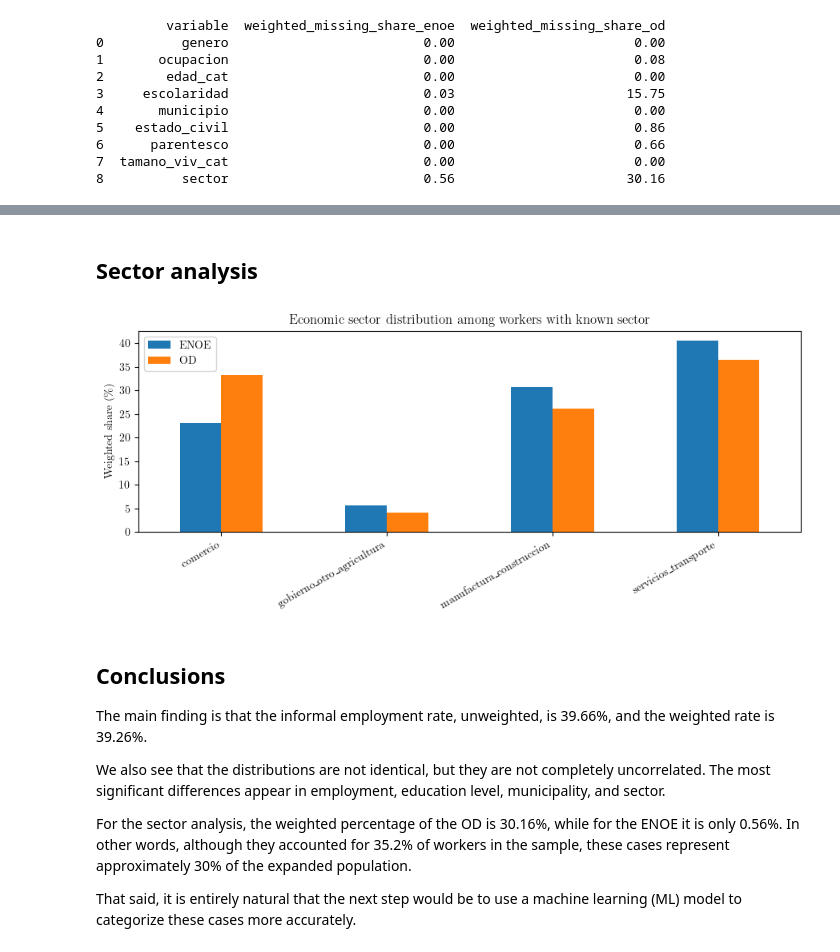
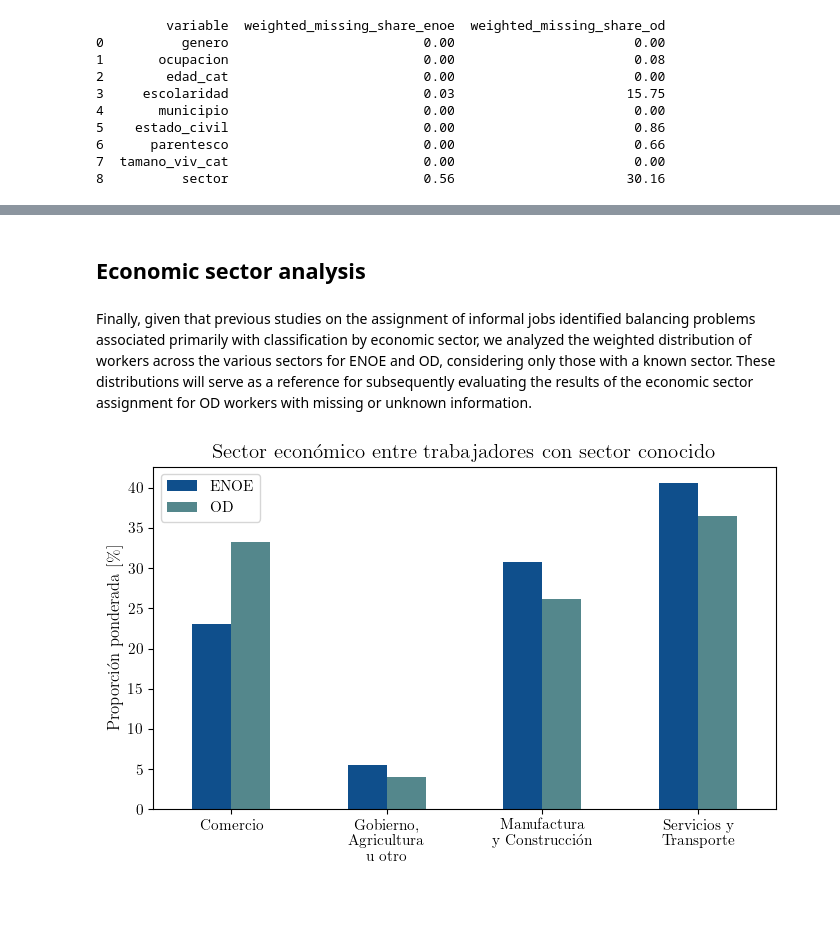
Before and after one commit to CentroFuturoCiudades/informal-jobs-model, a Jupyter notebook: notebooks/03_diagnose_enoe_od_dataframes.ipynb, the cells around one changed output, grey strips where cells are left out. Cells and saved outputs as stored; diff of their text form; code cells hidden in the pictures; blank space fills up the shorter version.

```diff
--- a/notebooks/03_diagnose_enoe_od_dataframes.ipynb
+++ b/notebooks/03_diagnose_enoe_od_dataframes.ipynb
@@ -183,28 +301,44 @@ print(missingness_display.round(2))
 # %% [markdown]
-## Sector analysis
+## Economic sector analysis
+# %% [markdown]
+Finally, given that previous studies on the assignment of informal jobs identified balancing problems associated primarily with classification by economic sector, we analyzed the weighted distribution of workers across the various sectors for ENOE and OD, considering only those with a known sector. These distributions will serve as a reference for subsequently evaluating the results of the economic sector assignment for OD workers with missing or unknown information.
 # %%
 sector_missing = missingness_display[missingness_display["variable"] == "sector"]
 sector_comparison = src.compare_known_sector_distributions(enoe_common, od_common)
 # %%
+tick_labels = {
+    "comercio": "Comercio",
+    "gobierno_otro_agricultura": "Gobierno,\nAgricultura\nu otro",
+    "manufactura_construccion": "Manufactura\ny Construcción",
+    "servicios_transporte": "Servicios y\nTransporte"
+}
+
+ENOE_color = (0.06, 0.31, 0.55)
+OD_color = (0.33, 0.53, 0.55)
+
 plot_data = sector_comparison.set_index("sector")[["enoe_share", "od_share"]] * 100
+plot_data = plot_data.rename(index=tick_labels)
 
-ax = plot_data.plot(kind="bar", figsize=(9, 4))
+fig, ax = plt.subplots(figsize=(7, 4.5))
+
+plot_data.plot(kind="bar", ax=ax, color=[ENOE_color, OD_color])
+
 ax.set_xlabel("")
-ax.set_ylabel("Weighted share (\%)")
-ax.set_title("Economic sector distribution among workers with known sector")
-ax.legend(["ENOE", "OD"])
-plt.xticks(rotation=30, ha="right")
+ax.set_ylabel("Proporción ponderada [\%]", fontsize=12)
+ax.set_title("Sector económico entre trabajadores con sector conocido", fontsize=15)
+
+ax.tick_params(axis="x", rotation=0, labelsize=11)
+ax.tick_params(axis="y", labelsize=11)
+
+ax.legend(["ENOE", "OD"], fontsize=11)
+
+output_dir = Path("outputs/figures")
+output_dir.mkdir(parents=True, exist_ok=True)
+
 plt.tight_layout()
+fig.savefig(output_dir / "sector_comparison.pdf", bbox_inches="tight")
+fig.savefig(output_dir / "sector_comparison.png", dpi=600, bbox_inches="tight")
+
 plt.show()
 # %% [output]
-[figure, old version]
+[figure, new version]
-# %% [markdown]
-## Conclusions
-
-The main finding is that the informal employment rate, unweighted, is 39.66%, and the weighted rate is 39.26%.
-
-We also see that the distributions are not identical, but they are not completely uncorrelated. The most significant differences appear in employment, education level, municipality, and sector.
-
-For the sector analysis, the weighted percentage of the OD is 30.16%, while for the ENOE it is only 0.56%. In other words, although they accounted for 35.2% of workers in the sample, these cases represent approximately 30% of the expanded population.
-
-That said, it is entirely natural that the next step would be to use a machine learning (ML) model to categorize these cases more accurately.
```
Also changed, not shown: parts of 21 cells of this notebook, 25 other files.
